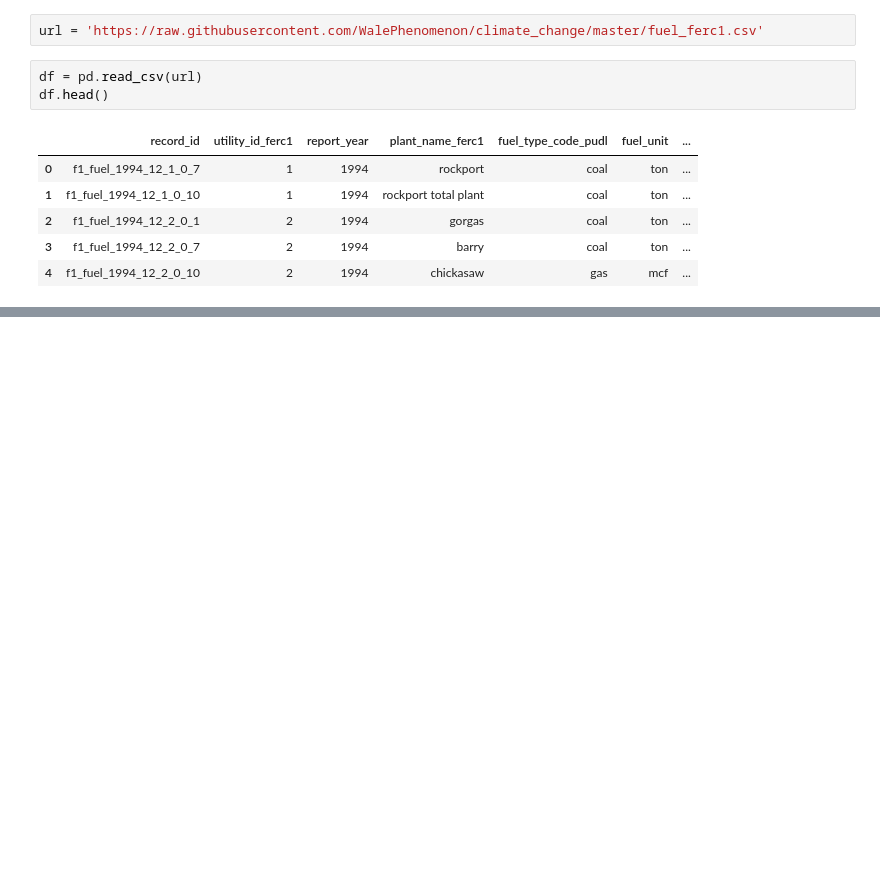
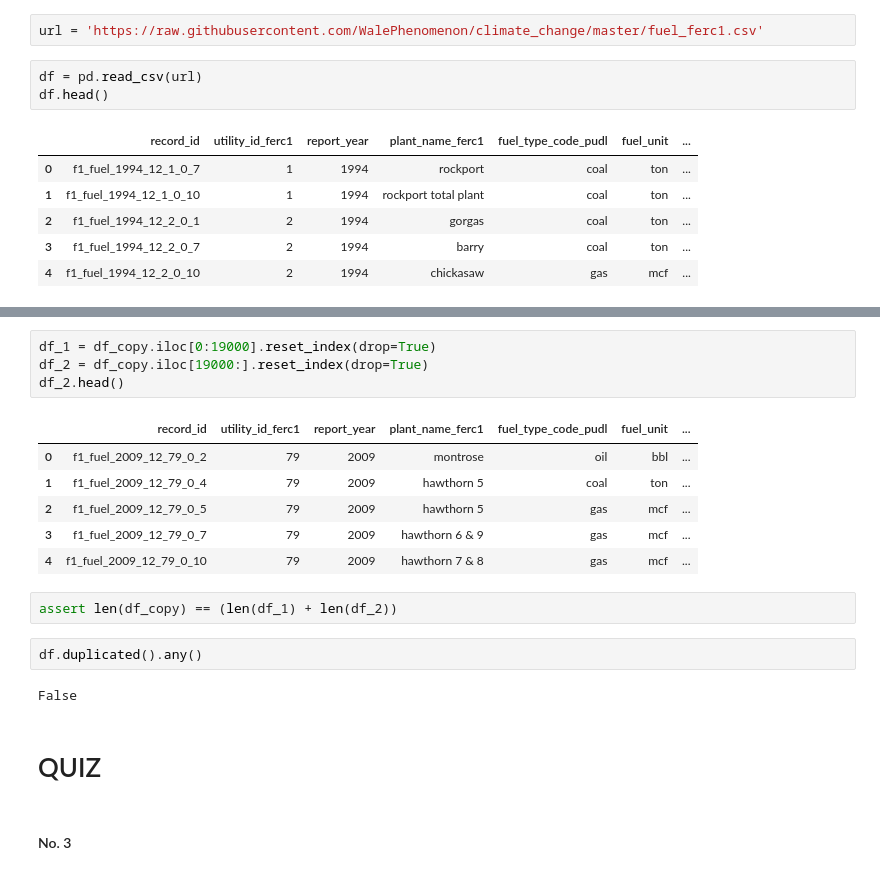
Before and after one commit to fhuadeen/Hamoye_Projects, a Jupyter notebook: Stage A - Introduction to Python for Machine Learning.ipynb, the cells around one changed output, grey strips where cells are left out. Saved outputs shown, nothing was run; the diff lists cells and outputs as text; blank space fills up the shorter version.

```diff
--- a/Stage A - Introduction to Python for Machine Learning.ipynb
+++ b/Stage A - Introduction to Python for Machine Learning.ipynb
@@ -24,0 +113,21 @@ df.fuel_type_code_pudl.unique().tolist()
+# %%
+df_1 = df_copy.iloc[0:19000].reset_index(drop=True)
+df_2 = df_copy.iloc[19000:].reset_index(drop=True)
+df_2.head()
+# %% [output]
+|  | record_id | utility_id_ferc1 | report_year | plant_name_ferc1 | fuel_type_code_pudl | fuel_unit | ... |
+| 0 | f1_fuel_2009_12_79_0_2 | 79 | 2009 | montrose | oil | bbl | ... |
+| 1 | f1_fuel_2009_12_79_0_4 | 79 | 2009 | hawthorn 5 | coal | ton | ... |
+| 2 | f1_fuel_2009_12_79_0_5 | 79 | 2009 | hawthorn 5 | gas | mcf | ... |
+| 3 | f1_fuel_2009_12_79_0_7 | 79 | 2009 | hawthorn 6 & 9 | gas | mcf | ... |
+| 4 | f1_fuel_2009_12_79_0_10 | 79 | 2009 | hawthorn 7 & 8 | gas | mcf | ... |
+# %%
+assert len(df_copy) == (len(df_1) + len(df_2))
+# %%
+df.duplicated().any()
+# %% [output]
+False
+# %% [markdown]
+# QUIZ
+# %% [markdown]
+#### No. 3
```
Also changed, not shown: parts of 31 cells of this notebook.
